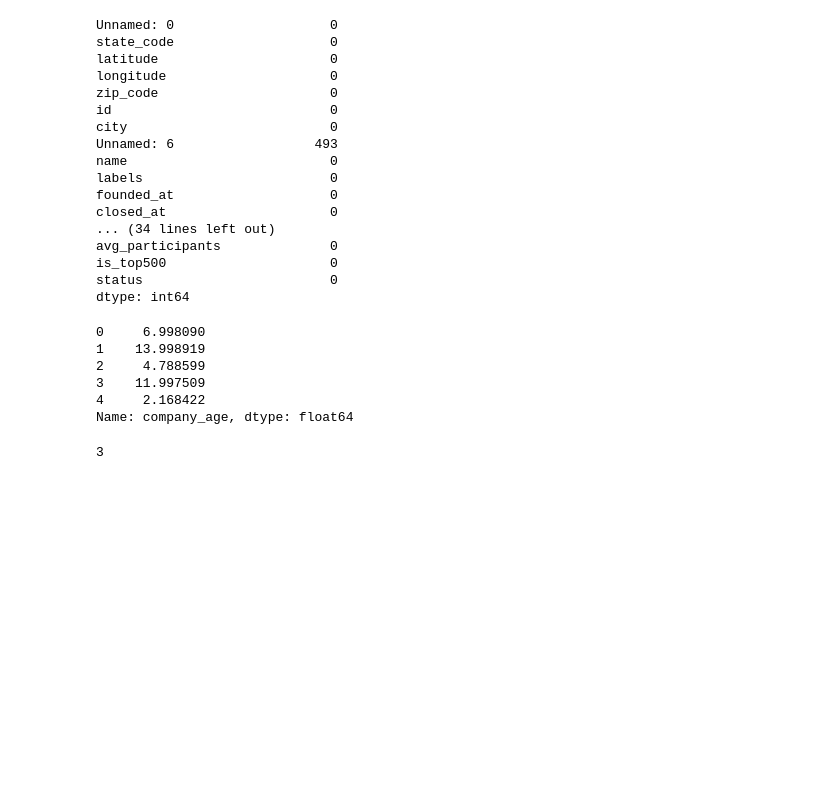
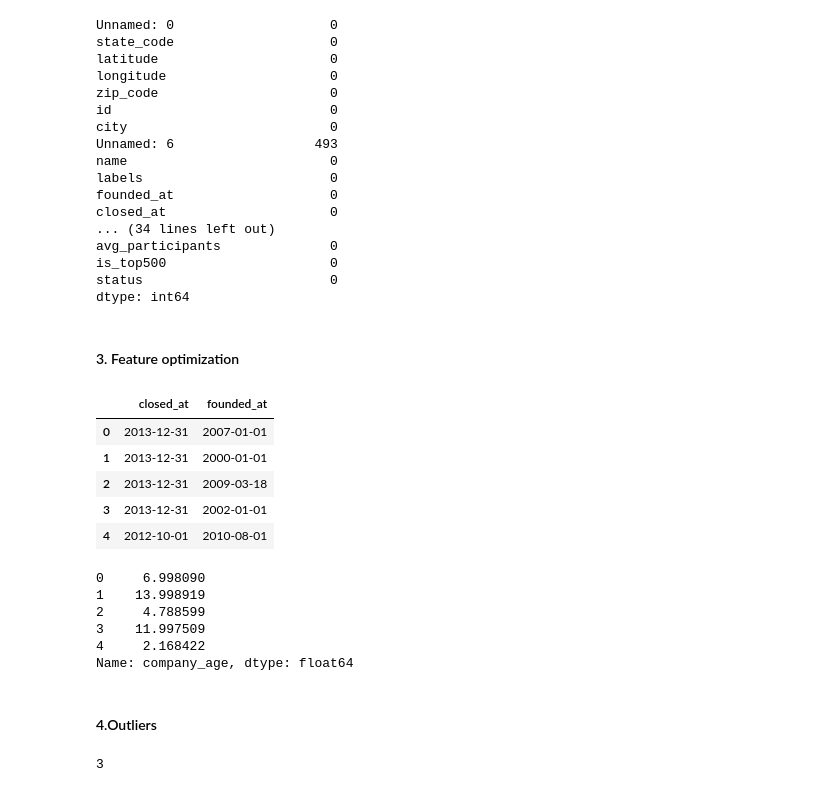
Before and after one commit to hilary-anish/Startup_Prediction, a Jupyter notebook: startup_success.ipynb, the cells around one changed output. Drawn from its saved outputs; the diff is of its cells as text; code cells hidden in the pictures; blank space fills up the shorter version.

```diff
--- a/startup_success.ipynb
+++ b/startup_success.ipynb
@@ -150,6 +170,17 @@ avg_participants              0
 is_top500                     0
 status                        0
 dtype: int64
+# %% [markdown]
+<h4> 3. Feature optimization </h4>
+# %%
+df.loc[:,['closed_at','founded_at']].head()
+# %% [output]
+|  | closed_at | founded_at |
+| 0 | 2013-12-31 | 2007-01-01 |
+| 1 | 2013-12-31 | 2000-01-01 |
+| 2 | 2013-12-31 | 2009-03-18 |
+| 3 | 2013-12-31 | 2002-01-01 |
+| 4 | 2012-10-01 | 2010-08-01 |
 # %%
 # Adding a column for age of each company
 
@@ -163,6 +194,8 @@ df.company_age.head()
 3    11.997509
 4     2.168422
 Name: company_age, dtype: float64
+# %% [markdown]
+<h4> 4.Outliers </h4>
 # %%
 # checking for outliers
 
```
Also changed, not shown: parts of 37 cells of this notebook, 1 other file.
